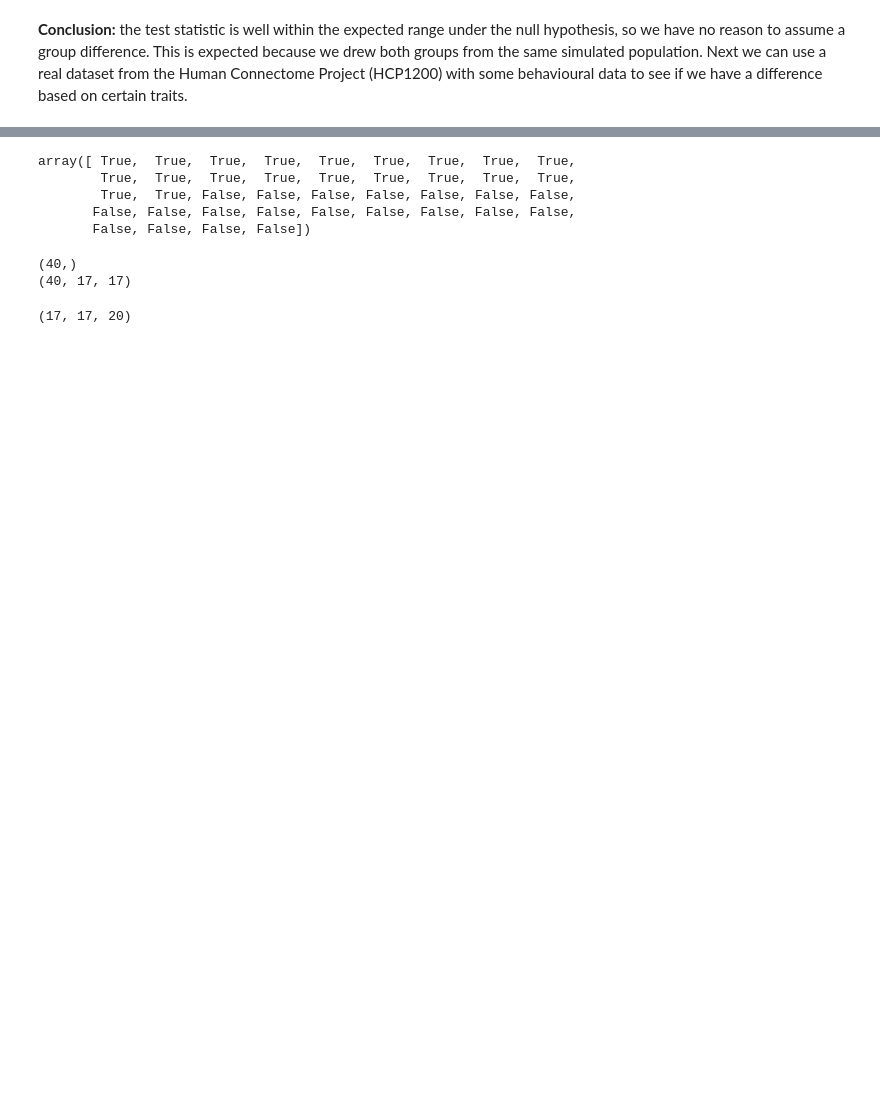
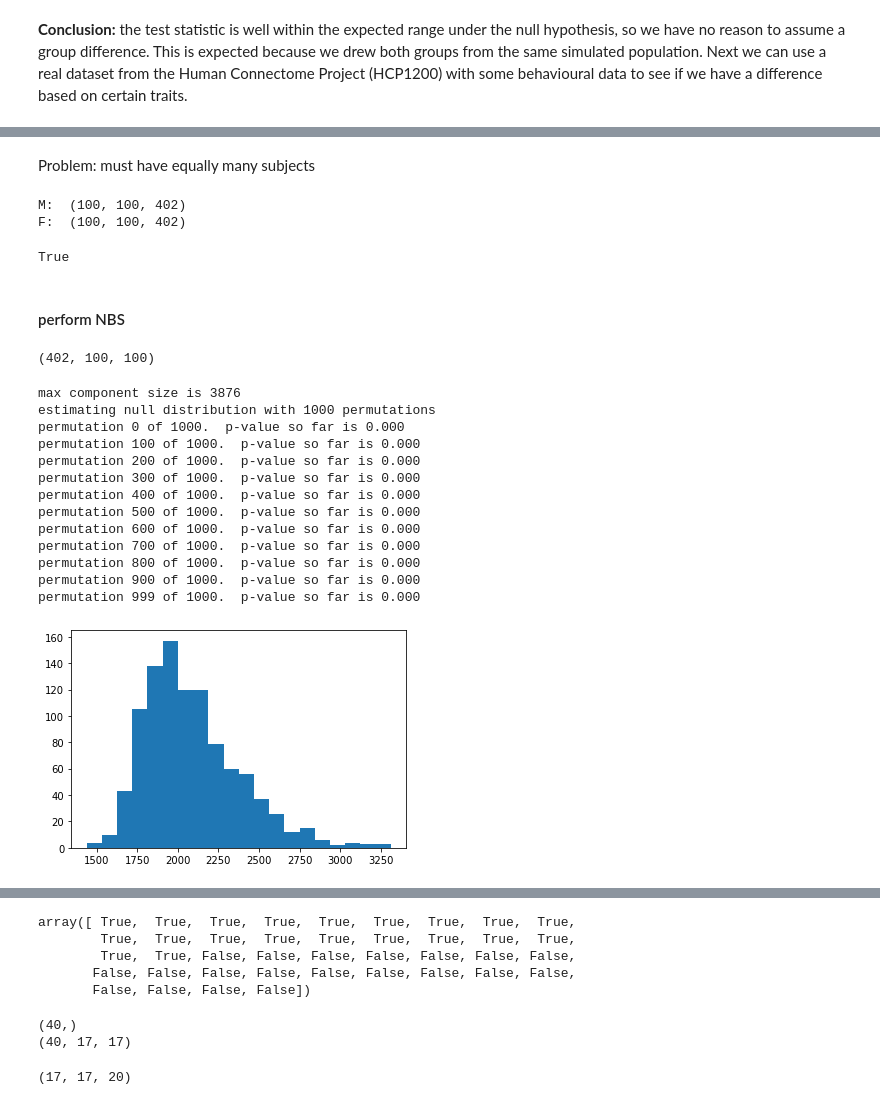
Before and after one commit to oercompbiomed/CBM101, a Jupyter notebook: D_Network_analysis/5_Network_based_statistic.ipynb, the cells around one changed output, grey strips where cells are left out. Drawn from its saved outputs; the diff is of its cells as text; code cells hidden in the pictures; blank space fills up the shorter version.

```diff
--- a/D_Network_analysis/5_Network_based_statistic.ipynb
+++ b/D_Network_analysis/5_Network_based_statistic.ipynb
@@ -103,0 +337,3 @@ plt.axvline(49, c='red', )
+# %%
+female = netmats[y==1].T
+male = netmats[y==0].T
@@ -103,0 +350,36 @@ plt.axvline(49, c='red', )
+# %% [markdown]
+Problem: must have equally many subjects
+# %%
+# must be equal size
+female = female[:,:,:male.shape[-1]]
+# %%
+print('M: ', male.shape, '\nF: ', female.shape)
+male.shape == female.shape
+# %% [output]
+M:  (100, 100, 402)
+F:  (100, 100, 402)
+True
+# %% [markdown]
+#### perform NBS
+# %%
+male.T.shape
+# %% [output]
+(402, 100, 100)
+# %%
+# after correcting
+pval, adj, null = do_nbs(male, female, kappa=0.8)
+# %% [output]
+max component size is 3876
+estimating null distribution with 1000 permutations
+permutation 0 of 1000.  p-value so far is 0.000
+permutation 100 of 1000.  p-value so far is 0.000
+permutation 200 of 1000.  p-value so far is 0.000
+permutation 300 of 1000.  p-value so far is 0.000
+permutation 400 of 1000.  p-value so far is 0.000
+permutation 500 of 1000.  p-value so far is 0.000
+permutation 600 of 1000.  p-value so far is 0.000
+permutation 700 of 1000.  p-value so far is 0.000
+permutation 800 of 1000.  p-value so far is 0.000
+permutation 900 of 1000.  p-value so far is 0.000
+permutation 999 of 1000.  p-value so far is 0.000
+[figure, added]
```
Also changed, not shown: parts of 92 cells of this notebook.
